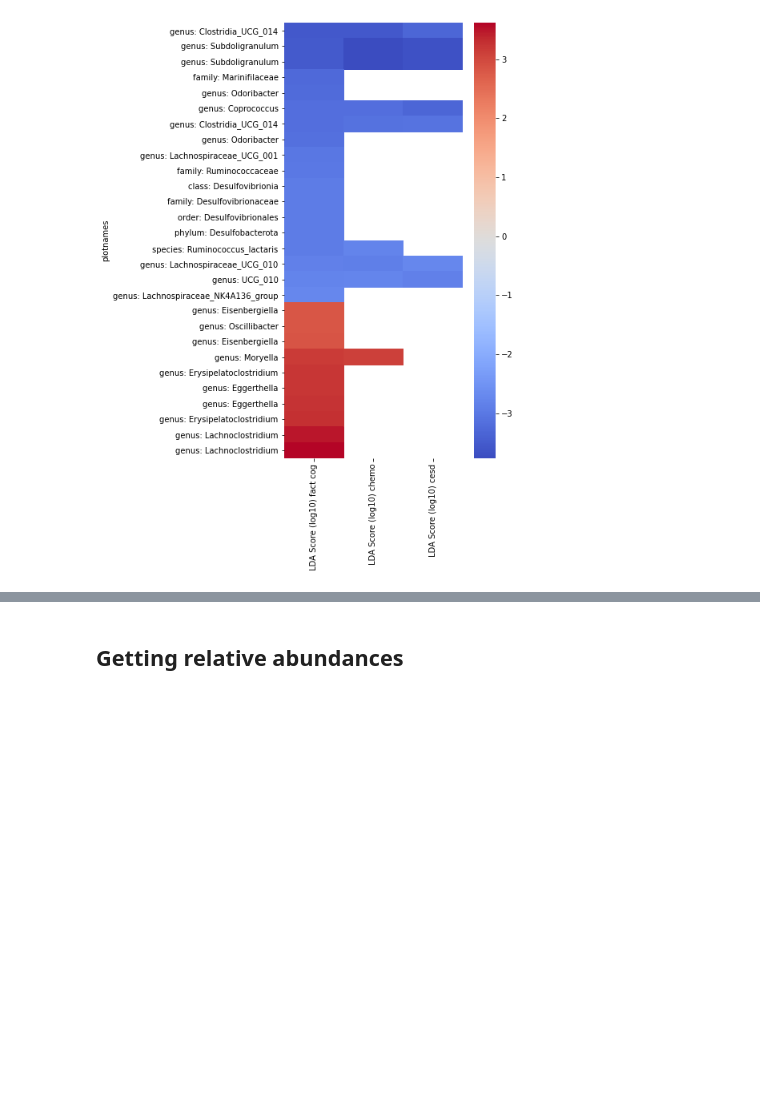
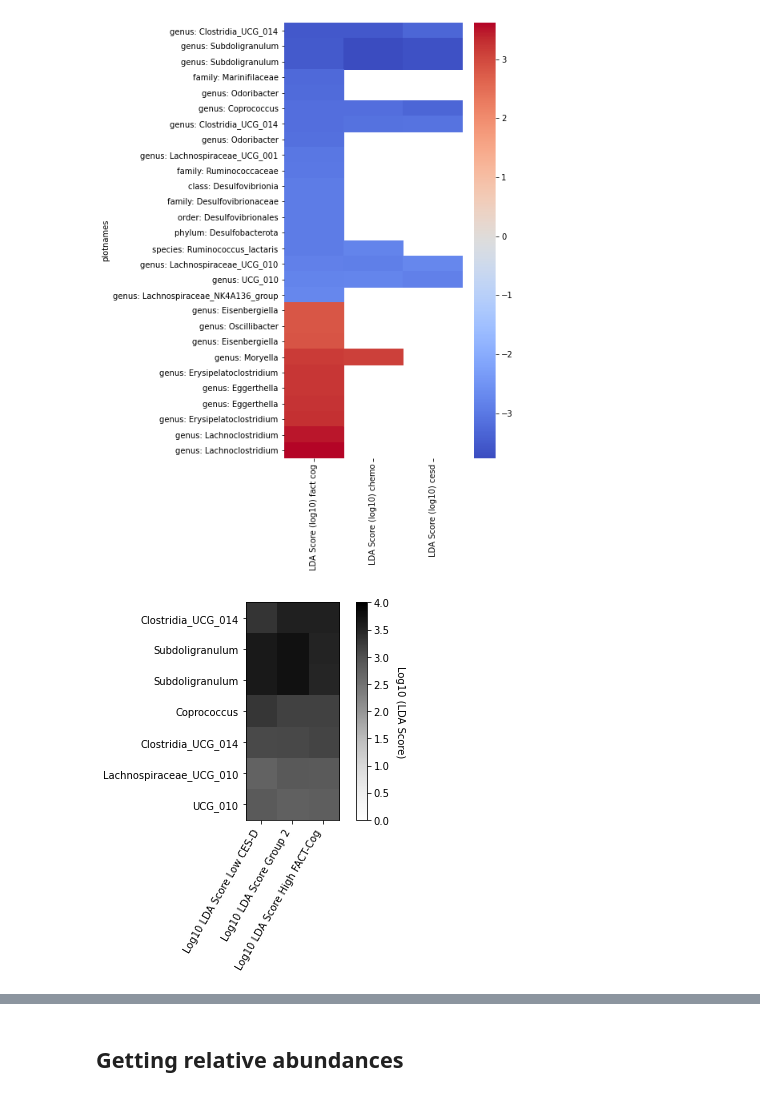
Before and after one commit to sterrettJD/Chemobrain, a Jupyter notebook: LEfSe.ipynb, the cells around one changed output, grey strips where cells are left out. Cells and saved outputs as stored; diff of their text form; code cells hidden in the pictures; blank space fills up the shorter version.

```diff
--- a/LEfSe.ipynb
+++ b/LEfSe.ipynb
@@ -533,6 +556,19 @@ plt.gcf().set_size_inches(5,10)
 plt.show()
 # %% [output]
 [figure]
+# %%
+plt.imshow(allshared[["LDA Score (log10) cesd","LDA Score (log10) chemo","LDA Score (log10) fact-cog"]],
+          cmap="Greys")
+plt.clim(0,4)
+plt.yticks(range(allshared.shape[0]), [x.split(" ")[-1] for x in allshared["plotnames"]])
+plt.xticks(range(3), ["Low CES-D", "Log10 LDA Score Group 2", "Log10 LDA Score High FACT-Cog"],
+          rotation=60, ha="right")
+cbar = plt.colorbar()
+cbar.ax.get_yaxis().labelpad = 15
+cbar.ax.set_ylabel("Log10 (LDA Score)", rotation=270)
+plt.show()
+# %% [output]
+[figure, added]
 # %%
 pd.concat([lefse[["plotnames", "Highest Class", "LDA Score (log10)"]],
             chemolefse.loc[:,["Highest Class", "LDA Score (log10)"]],
```
Also changed, not shown: parts of 7 cells of this notebook, 1 other file.
